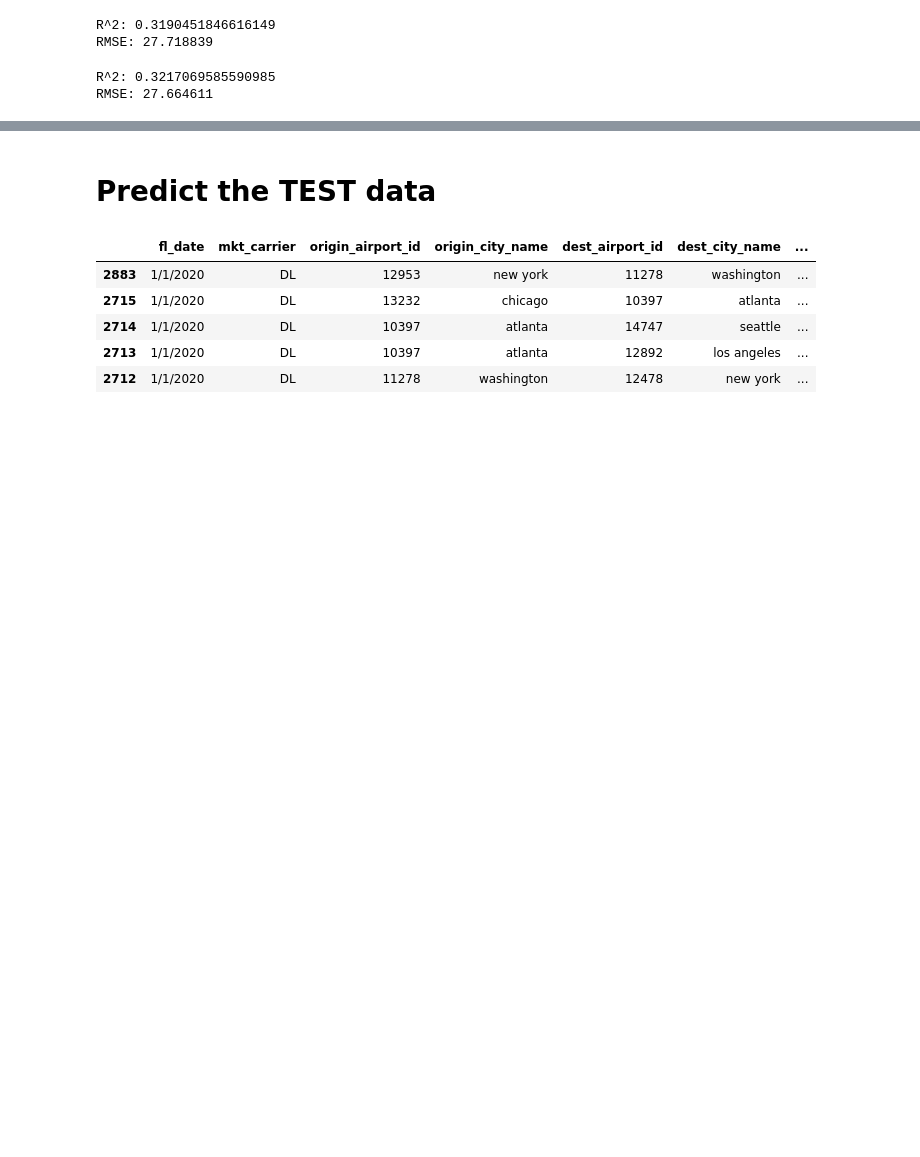
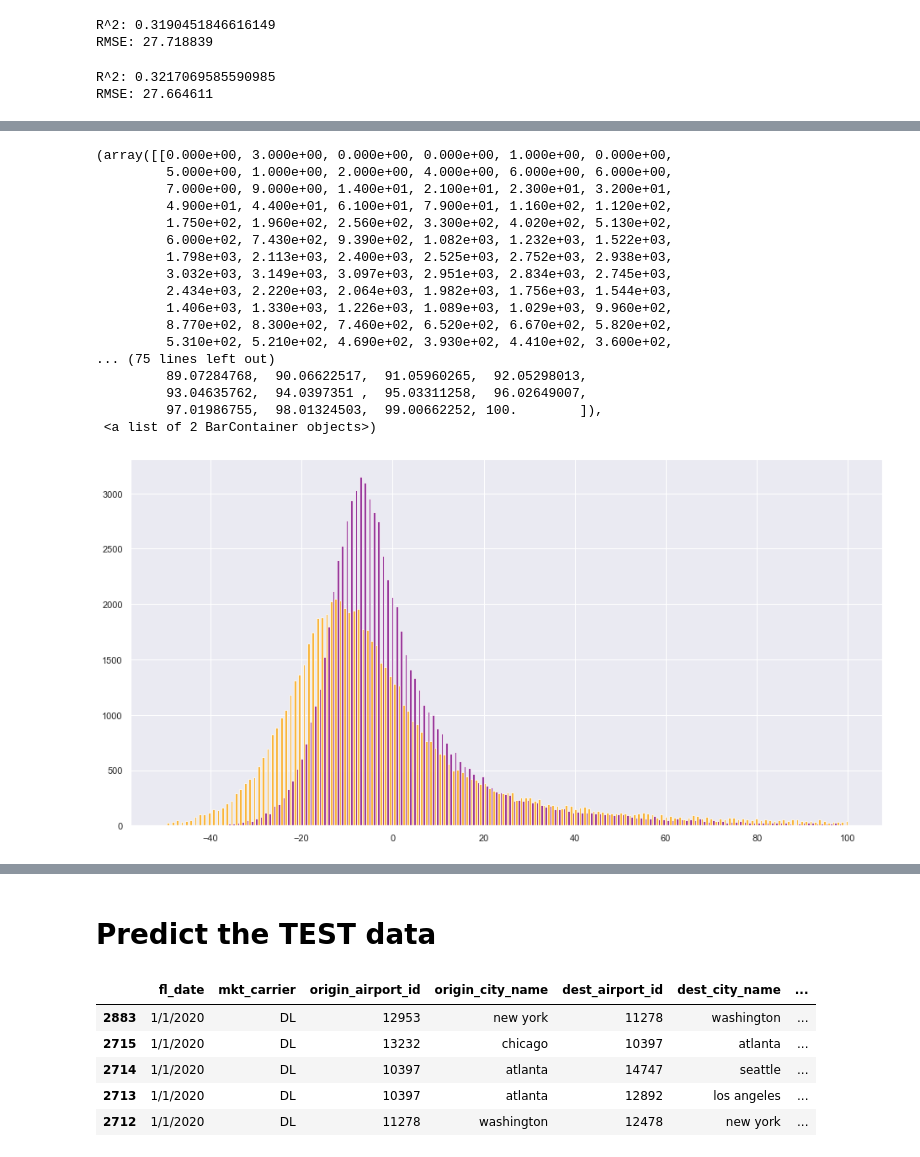
Before and after one commit to jsusnik/flight_predictions, a Jupyter notebook: delta_air_models.ipynb, the cells around one changed output, grey strips where cells are left out. Saved outputs shown, nothing was run; the diff lists cells and outputs as text; code cells hidden in the pictures; blank space fills up the shorter version.

```diff
--- a/delta_air_models.ipynb
+++ b/delta_air_models.ipynb
@@ -648,0 +713,2 @@ RMSE: 27.664611
+# %%
+graph_df['predicted'] = round(graph_df['predicted'],2)
@@ -648,0 +730,22 @@ RMSE: 27.664611
+# %%
+sns.set(rc={'figure.figsize':(16, 8)})
+plt.hist([graph_df['predicted'], graph_df['arr_delay']], color=['purple','orange'], alpha=0.75, bins=151, range=(-50,100), rwidth=50)
+# %% [output]
+(array([[0.000e+00, 3.000e+00, 0.000e+00, 0.000e+00, 1.000e+00, 0.000e+00,
+         5.000e+00, 1.000e+00, 2.000e+00, 4.000e+00, 6.000e+00, 6.000e+00,
+         7.000e+00, 9.000e+00, 1.400e+01, 2.100e+01, 2.300e+01, 3.200e+01,
+         4.900e+01, 4.400e+01, 6.100e+01, 7.900e+01, 1.160e+02, 1.120e+02,
+         1.750e+02, 1.960e+02, 2.560e+02, 3.300e+02, 4.020e+02, 5.130e+02,
+         6.000e+02, 7.430e+02, 9.390e+02, 1.082e+03, 1.232e+03, 1.522e+03,
+         1.798e+03, 2.113e+03, 2.400e+03, 2.525e+03, 2.752e+03, 2.938e+03,
+         3.032e+03, 3.149e+03, 3.097e+03, 2.951e+03, 2.834e+03, 2.745e+03,
+         2.434e+03, 2.220e+03, 2.064e+03, 1.982e+03, 1.756e+03, 1.544e+03,
+         1.406e+03, 1.330e+03, 1.226e+03, 1.089e+03, 1.029e+03, 9.960e+02,
+         8.770e+02, 8.300e+02, 7.460e+02, 6.520e+02, 6.670e+02, 5.820e+02,
+         5.310e+02, 5.210e+02, 4.690e+02, 3.930e+02, 4.410e+02, 3.600e+02,
+... (75 lines left out)
+         89.07284768,  90.06622517,  91.05960265,  92.05298013,
+         93.04635762,  94.0397351 ,  95.03311258,  96.02649007,
+         97.01986755,  98.01324503,  99.00662252, 100.        ]),
+ <a list of 2 BarContainer objects>)
+[figure, added]
```
Also changed, not shown: parts of 17 cells of this notebook.
